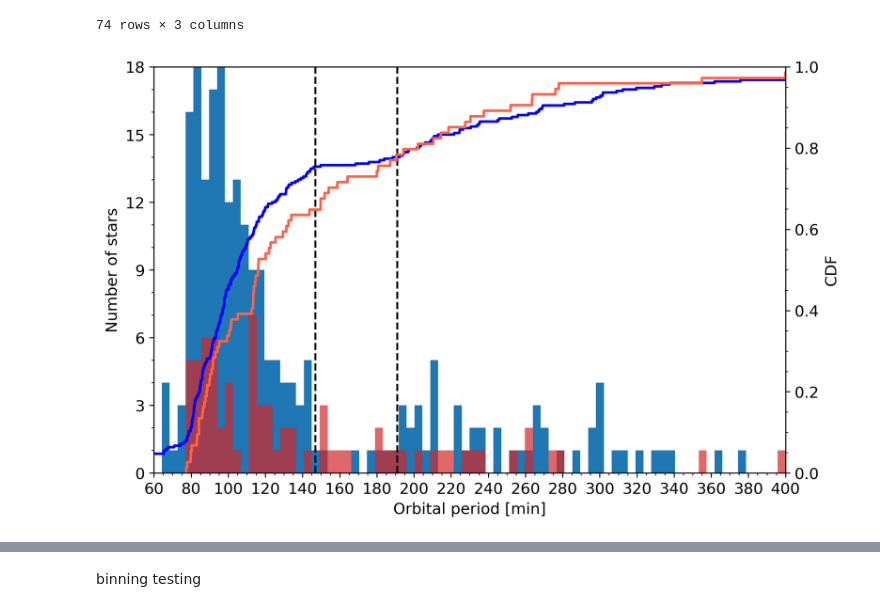
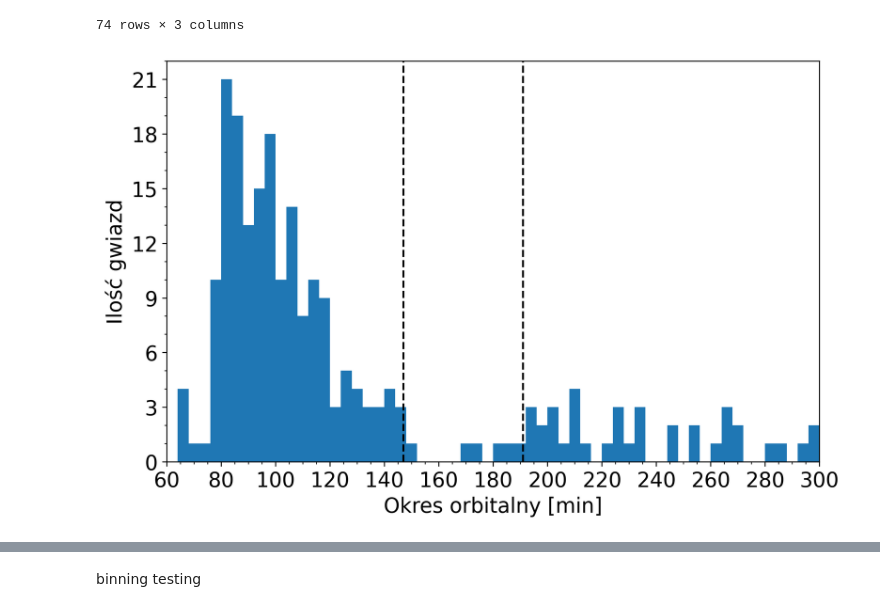
Before and after one commit to wknop/licencjat, a Jupyter notebook: notebook1.ipynb, the cells around one changed output, grey strips where cells are left out. Drawn from its saved outputs; the diff is of its cells as text; code cells hidden in the pictures.

```diff
--- a/notebook1.ipynb
+++ b/notebook1.ipynb
@@ -55,41 +55,41 @@ See the caveats in the documentation: https://pandas.pydata.org/pandas-docs/stab
 # %%
 hfont = {'fontname':'Helvetica'}
 
 fig, ax2 = plt.subplots(1, 1, figsize=(8,5),layout='constrained', dpi=300)
 
-ax2.hist(df_non_polars['per'], bins=80, range=(60, 400), density=False, color='tab:blue', alpha = 1, label = 'Non-polars')
-ax2.hist(df_polars['per'], bins=80, range=(60, 400), density=False, color='tab:red', alpha = 0.7, label = 'Polars')
+ax2.hist(df_non_polars['per'], bins=60, range=(60, 300), density=False, color='tab:blue', alpha = 1, label = 'Non-polars')
+# ax2.hist(df_polars['per'], bins=80, range=(60, 300), density=False, color='tab:red', alpha = 0.7, label = 'Polars')
 ax2.xaxis.set_major_locator(ticker.MultipleLocator(20))
 ax2.xaxis.set_minor_locator(ticker.MultipleLocator(5))
-ax2.set_xlim([60,400])
-ax2.set_ylim([0,18])
-ax2.set_xlabel('Orbital period [min]', fontsize=12)
-ax2.set_ylabel('Number of stars', fontsize=12)
-ax2.vlines([147, 191], 0, 18, color='black', linestyle='--')
+ax2.set_xlim([60,300])
+ax2.set_ylim([0,22])
+ax2.set_xlabel('Okres orbitalny [min]', fontsize=16)
+ax2.set_ylabel('Ilość gwiazd', fontsize=16)
+ax2.vlines([147, 191], 0, 22, color='black', linestyle='--')
 ax2.yaxis.set_major_locator(ticker.MultipleLocator(3))
 ax2.yaxis.set_minor_locator(ticker.MultipleLocator(1))
-plt.rc('font', size=12)
+plt.rc('font', size=16)
 
 # ax2.plot([80, 146], [19, 3.5], linestyle='--',  linewidth = 4, color = 'tomato')
 # ax2.axhline(y = 3.5, xmin=(192-80)/(400-80), linestyle='--', linewidth = 4, color = 'grey')
 # plt.text( 110, 9, 'RISING', rotation=-50, color='tomato')
 # plt.text( 200, 4, 'CONSTANT', rotation=0, color='grey')
 
-ax1 = ax2.twinx()
+# ax1 = ax2.twinx()
 
-ax1.ecdf(df_non_polars['per'], color = 'blue', linewidth=2)
-ax1.ecdf(df_polars['per'], color = 'tomato', linewidth=2)
+# ax1.ecdf(df_non_polars['per'], color = 'red', linewidth=2)
+# ax1.ecdf(df_polars['per'], color = 'tomato', linewidth=2)
 
-ax1.set_ylabel('CDF')
-ax1.yaxis.set_major_locator(ticker.MultipleLocator(.2))
-ax1.yaxis.set_minor_locator(ticker.MultipleLocator(.05))
+# ax1.set_ylabel('Dystrybuana empiryczna (CDF)')
+# ax1.yaxis.set_major_locator(ticker.MultipleLocator(.2))
+# ax1.yaxis.set_minor_locator(ticker.MultipleLocator(.05))
 # ax1.plot([180,240],[0.76, 0.87], linestyle='--', color='darkblue')
 # ax1.plot([180,400],[0.76, 0.92], linestyle='--', color='green')
 
 # fig.legend(loc='center right', bbox_to_anchor=(0.87, 0.5))
 # fig.tight_layout()
 # %% [output]
-[figure, old version]
+[figure, new version]
 # %%
 fig, ax1 = plt.subplots(1, 1, figsize=(5,5))
 sns.kdeplot(data=df_non_polars['per'], ax=ax1, bw_adjust=.25)
```
Also changed, not shown: parts of 9 cells of this notebook, 1 other file.
